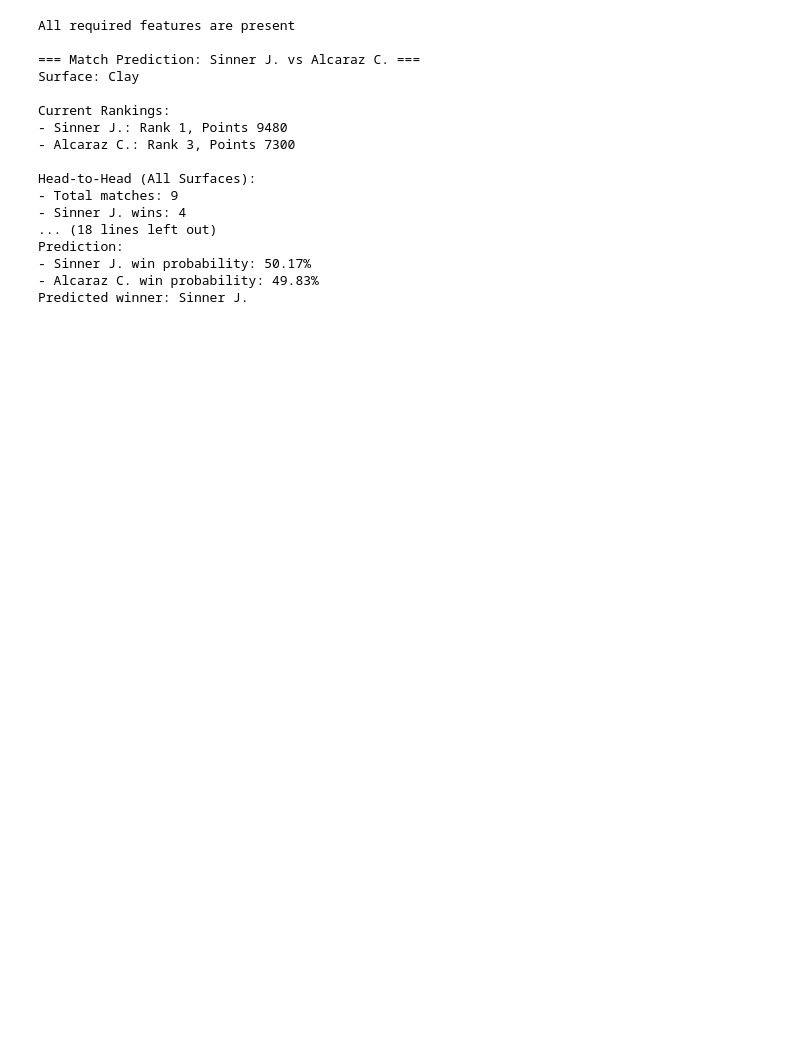
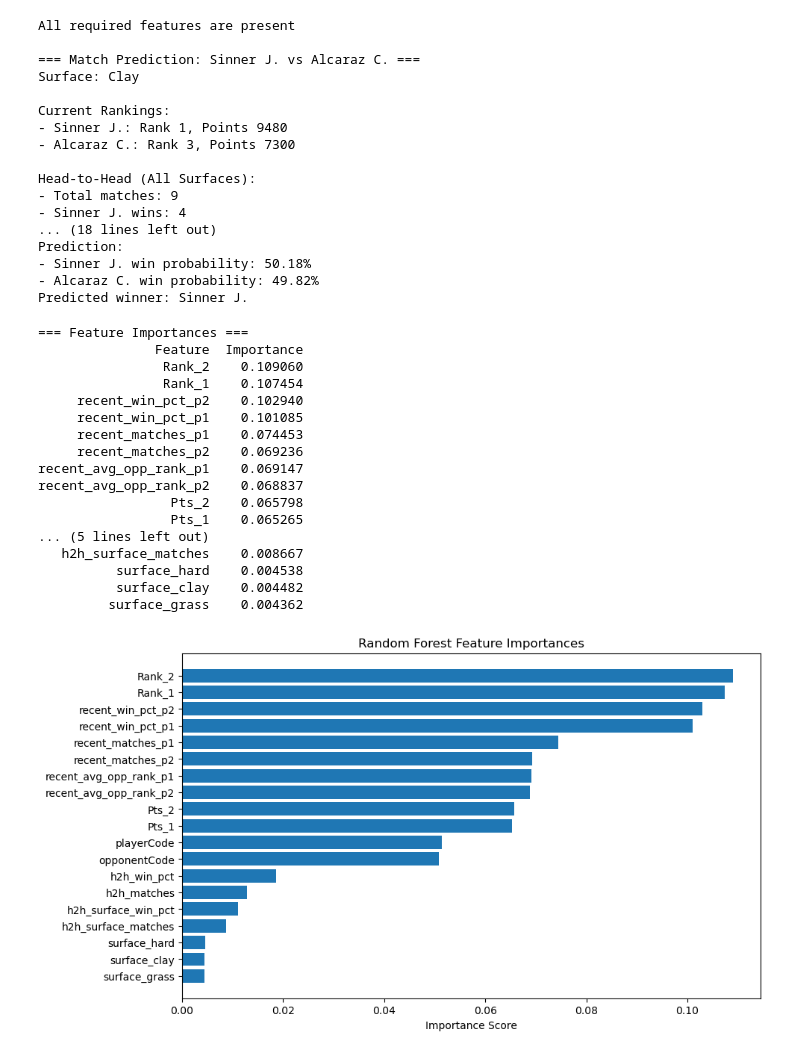
Before and after one commit to Bieldogi/SportsProject, a Jupyter notebook: random_forest.ipynb, the cells around one changed output. Drawn from its saved outputs; the diff is of its cells as text; code cells hidden in the pictures; blank space fills up the shorter version.

```diff
--- a/random_forest.ipynb
+++ b/random_forest.ipynb
@@ -9,7 +9,9 @@ import seaborn as sns
 from sklearn.feature_extraction.text import TfidfVectorizer
 from sklearn.metrics.pairwise import linear_kernel
 # %%
-FILENAME_TENNIS = "atp_tennis.csv"
+#DATA PREPARATION ALREADY DONE AND SAVED IN TENNIS_MATCHES_WITH_FEATURES
+
+"""FILENAME_TENNIS = "atp_tennis.csv"
 matches = pd.read_csv(FILENAME_TENNIS)
 display(matches.head(5))
 
@@ -38,6 +40,7 @@ display(matches.head(5))
 
 def calculate_additional_features(matches_df):
     """
+    """
     Precalculate all additional features needed for the enhanced model:
     - Head-to-head records (overall and by surface)
     - Recent form statistics (last 14 days)
@@ -47,6 +50,7 @@ def calculate_additional_features(matches_df):
 
     Returns:
         pd.DataFrame: Dataframe with all additional features added
+    """
     """
     # Make a copy to avoid modifying the original
     df = matches_df.copy()
@@ -181,7 +185,7 @@ def calculate_additional_features(matches_df):
 print("Precalculating features...")
 matches_with_features = calculate_additional_features(matches)
 
-display(matches_with_features.head(5))
+display(matches_with_features.head(5))"""
 # %% [output]
 |  | Tournament | Date | Series | Court | Surface | Round | Best of | Player_1 | Player_2 | Winner | ... |
 | 0 | Australian Hardcourt Championships | 2000-01-03 | International | Outdoor | Hard | 1st Round | 3 | Dosedel S. | Ljubicic I. | Dosedel S. | ... |
@@ -514,6 +465,8 @@ def predict_match(player1, player2, surface='Hard', matches_df=None, model=None,
 
 # Example usage:
 # Prepare the dataset
+
+matches_with_features = pd.read_csv('tennis_matches_with_features.csv', parse_dates=['date'])
 matches_with_features = prepare_dataset(matches_with_features)
 
 # Train the model with the enhanced features
@@ -543,8 +496,10 @@ test = matches_with_features[
 ]
 
 # Train model
-rf = RandomForestClassifier(n_estimators=200, min_samples_split=3, random_state=1)
+rf = RandomForestClassifier(n_estimators=2000, min_samples_split=30, random_state=1)
 rf.fit(train[predictors], train["target"])
+
+
 
 # Make a prediction
 player_a = "Sinner J."
@@ -588,6 +543,47 @@ Head-to-Head (All Surfaces):
 - Sinner J. wins: 4
 ... (18 lines left out)
 Prediction:
-- Sinner J. win probability: 50.17%
-- Alcaraz C. win probability: 49.83%
+- Sinner J. win probability: 50.18%
+- Alcaraz C. win probability: 49.82%
 Predicted winner: Sinner J.
+# %%
+#Random forest analysis
+
+#Feature importance
+
+# Get and display feature importances
+feature_importances = pd.DataFrame({
+    'Feature': predictors,
+    'Importance': rf.feature_importances_
+}).sort_values('Importance', ascending=False)
+
+print("\n=== Feature Importances ===")
+print(feature_importances.to_string(index=False))
+
+# Visualize feature importances
+import matplotlib.pyplot as plt
+plt.figure(figsize=(10, 6))
+plt.barh(feature_importances['Feature'], feature_importances['Importance'])
+plt.title('Random Forest Feature Importances')
+plt.xlabel('Importance Score')
+plt.gca().invert_yaxis()
+plt.show()
+# %% [output]
+=== Feature Importances ===
+               Feature  Importance
+                Rank_2    0.109060
+                Rank_1    0.107454
+     recent_win_pct_p2    0.102940
+     recent_win_pct_p1    0.101085
+     recent_matches_p1    0.074453
+     recent_matches_p2    0.069236
+recent_avg_opp_rank_p1    0.069147
+recent_avg_opp_rank_p2    0.068837
+                 Pts_2    0.065798
+                 Pts_1    0.065265
+... (5 lines left out)
+   h2h_surface_matches    0.008667
+          surface_hard    0.004538
+          surface_clay    0.004482
+         surface_grass    0.004362
+[figure, added]
```
Also changed, not shown: parts of 4 cells of this notebook.
